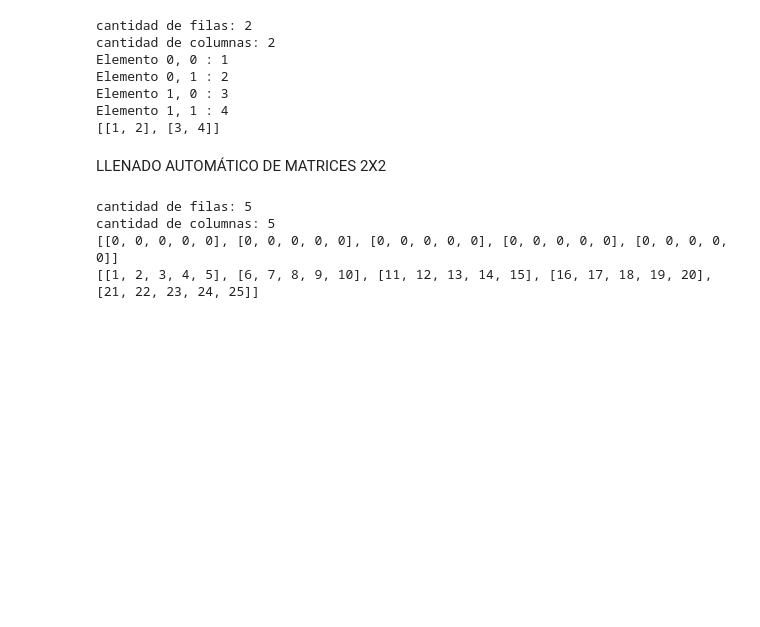
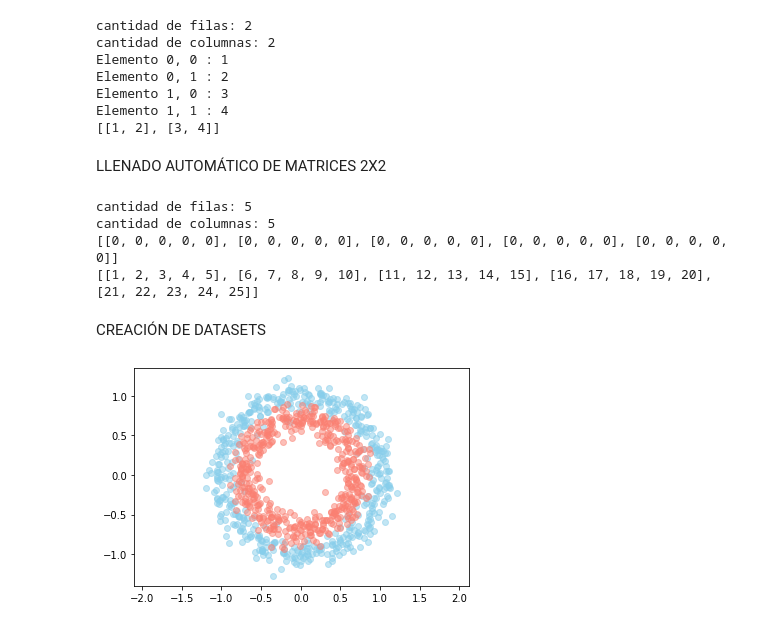
Before and after one commit to lucioa09/Hola_mundo, a Jupyter notebook: GENERALIDADES_PYTHON1.ipynb, the cells around one changed output. Cells and saved outputs as stored; diff of their text form; code cells hidden in the pictures; blank space fills up the shorter version.

```diff
--- a/GENERALIDADES_PYTHON1.ipynb
+++ b/GENERALIDADES_PYTHON1.ipynb
@@ -148,3 +148,25 @@ cantidad de filas: 5
 cantidad de columnas: 5
 [[0, 0, 0, 0, 0], [0, 0, 0, 0, 0], [0, 0, 0, 0, 0], [0, 0, 0, 0, 0], [0, 0, 0, 0, 0]]
 [[1, 2, 3, 4, 5], [6, 7, 8, 9, 10], [11, 12, 13, 14, 15], [16, 17, 18, 19, 20], [21, 22, 23, 24, 25]]
+# %% [markdown]
+CREACIÓN DE DATASETS
+# %%
+# CREAR UN DATASET CIRCULAR
+
+import numpy as np
+import scipy as sc
+import matplotlib.pyplot as plt
+
+from sklearn.datasets import make_circles
+
+n = 1000
+p = 2
+X, Y = make_circles(n_samples = n, factor = 0.7, noise = 0.1)
+Y = Y[:, np.newaxis]
+
+plt.scatter(X[Y[:, 0] == 0,0], X[Y[:, 0] == 0,1], c="skyblue", alpha = 0.5)
+plt.scatter(X[Y[:, 0] == 1,0], X[Y[:, 0] == 1,1], c="salmon", alpha = 0.5)
+plt.axis("equal")
+plt.show()
+# %% [output]
+[figure, added]
```
Also changed, not shown: parts of 2 cells of this notebook.
